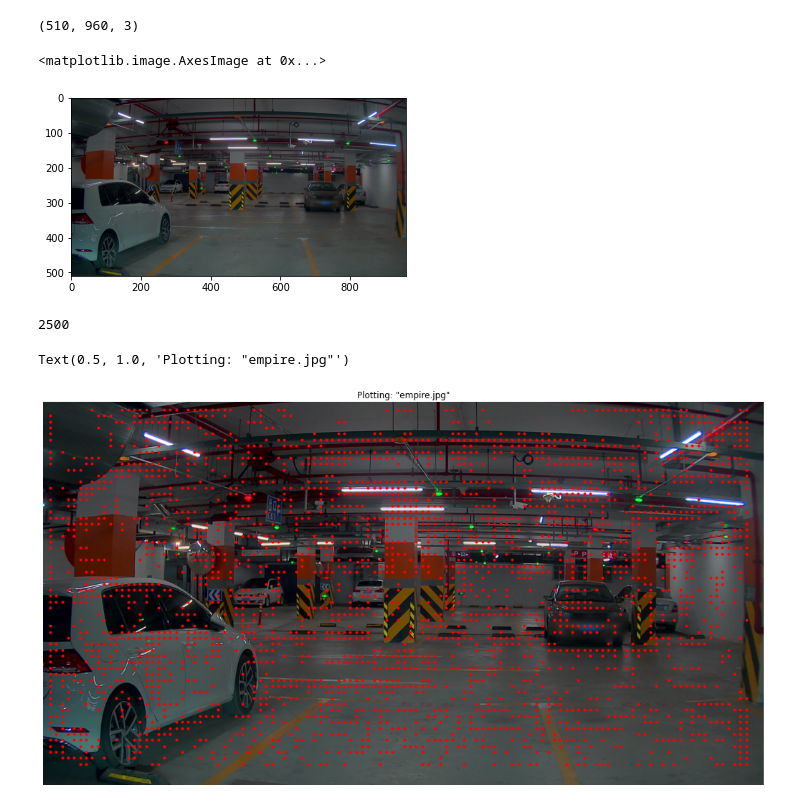
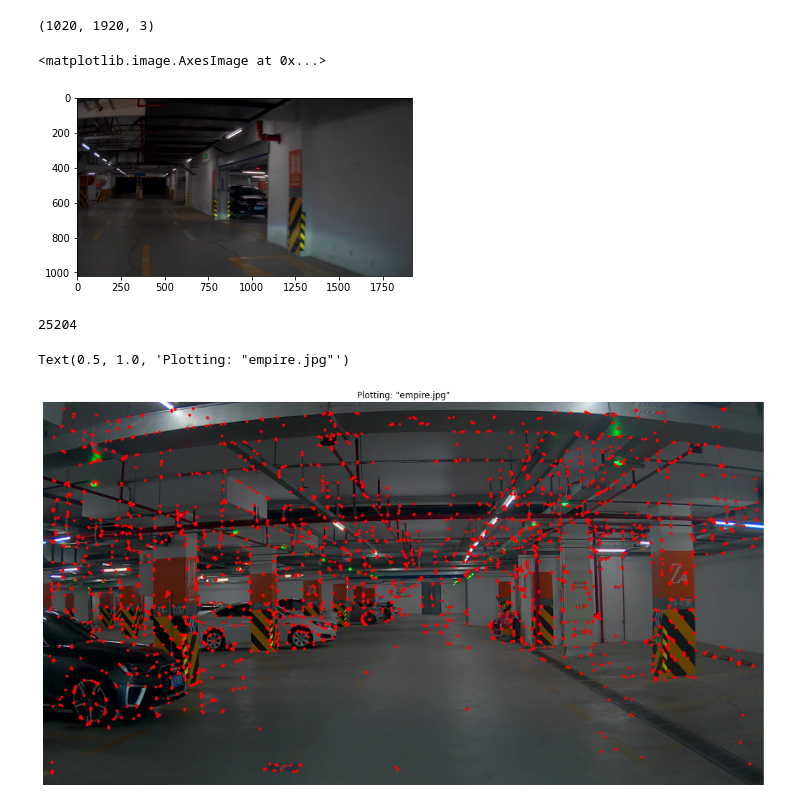
Before and after one commit to CaiYingFeng/Some_script, a Jupyter notebook: Untitled.ipynb, the cells around one changed output. Drawn from its saved outputs; the diff is of its cells as text; code cells hidden in the pictures.

```diff
--- a/Untitled.ipynb
+++ b/Untitled.ipynb
@@ -3,44 +3,45 @@ import matplotlib.pyplot as plt # plt 用于显示图片
 import matplotlib.image as mpimg # mpimg 用于读取图片
 import numpy as np
 
-lena = mpimg.imread("/media/autolab/disk_4T/cyf/localization/plot/1606405085.50662051.png") # 读取和代码处于同一目录下的 lena.png
+lena = mpimg.imread("/media/autolab/disk_4T/cyf/hw/database/cam03/1606404374.70335830.png") # 读取和代码处于同一目录下的 lena.png
 # 此时 lena 就已经是一个 np.array 了，可以对它进行任意处理
 print(lena.shape) #(512, 512, 3)
 
 plt.imshow(lena) # 显示图片
 # %% [output]
-(510, 960, 3)
+(1020, 1920, 3)
 <matplotlib.image.AxesImage at 0x...>
-[figure, old version]
+[figure, new version]
 # %%
 from PIL import Image
 from pylab import imshow
 from pylab import array
 from pylab import plot
 from pylab import title
 
 plt.figure(figsize=(18,10))
 # 读取图像到数组中
-im = Image.open("/media/autolab/disk_4T/cyf/localization/plot/1606405085.50662051_origin.png")
+im = Image.open("/media/autolab/disk_4T/cyf/hw/database/cam03/1606404204.60727427.png")
 # 绘制图像
 imshow(im)
 # 一些点
-kp=np.load('/media/autolab/disk_4T/cyf/localization/plot/keypoints.npy')
+predictions=np.load('/media/autolab/disk_4T/cyf/localization/out/exports/hfnet/aachen/db/1606404204.60727427.npz')
+kp=predictions['keypoints']
 x=[]
 y=[]
 print(len(kp))
-for i in range(len(kp)):
+for i in range(0,len(kp),10):
     x.append(2*kp[i][0])
     y.append(2*kp[i][1])
 # 使用红色星状标记绘制点
 plot(x,y,'r.')
 # 绘制连接前两个点的线
 #plot(x[:2],y[:2])
 # 添加标题，显示绘制的图像
 plt.axis('off') # 不显示坐标轴
 title('Plotting: "empire.jpg"')
 # show()
 # %% [output]
-2500
+25204
 Text(0.5, 1.0, 'Plotting: "empire.jpg"')
-[figure, old version]
+[figure, new version]
```
Also changed, not shown: parts of 2 cells of this notebook, 3 other files.
